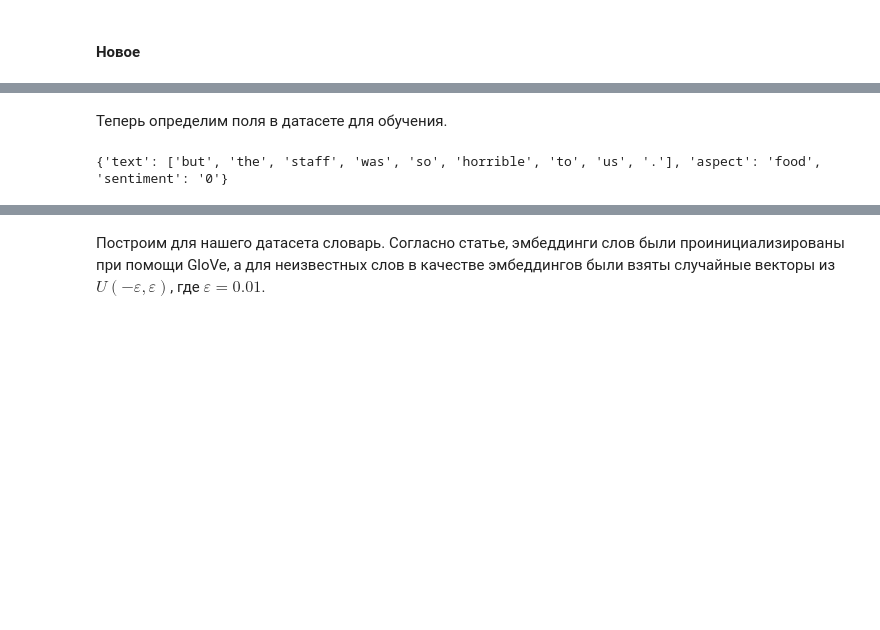
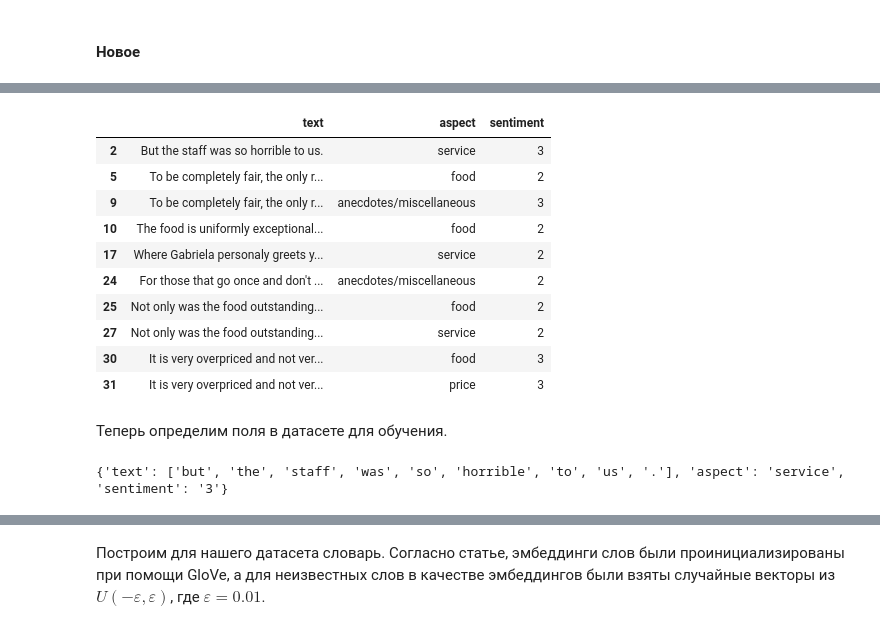
Before and after one commit to deep-nlp-spring-2020/dialog-sent, a Jupyter notebook: notebooks/1_db_ae_lstm.ipynb, the cells around one changed output, grey strips where cells are left out. Saved outputs shown, nothing was run; the diff lists cells and outputs as text; code cells hidden in the pictures; blank space fills up the shorter version.

```diff
--- a/notebooks/1_db_ae_lstm.ipynb
+++ b/notebooks/1_db_ae_lstm.ipynb
@@ -179,3 +197,25 @@ data_to_train.head(10)
+# %%
+remain_sentiments = [1, 2, 3]
+data_train = raw2processed(data_train_raw, remain_sentiments,
+                           'restaurants_train.csv')
+data_test = raw2processed(data_test_raw, remain_sentiments,
+                          'restaurants_test.csv')
+data_all = pd.concat((data_train, data_test), ignore_index=True)
+data_all.to_csv(os.path.join(DATA_PREFIX, 'processed', 'restaurants.csv'),
+                index=False)
+data_train.head(10)
+# %% [output]
+|  | text | aspect | sentiment |
+| 2 | But the staff was so horrible to us. | service | 3 |
+| 5 | To be completely fair, the only r... | food | 2 |
+| 9 | To be completely fair, the only r... | anecdotes/miscellaneous | 3 |
+| 10 | The food is uniformly exceptional... | food | 2 |
+| 17 | Where Gabriela personaly greets y... | service | 2 |
+| 24 | For those that go once and don't ... | anecdotes/miscellaneous | 2 |
+| 25 | Not only was the food outstanding... | food | 2 |
+| 27 | Not only was the food outstanding... | service | 2 |
+| 30 | It is very overpriced and not ver... | food | 3 |
+| 31 | It is very overpriced and not ver... | price | 3 |
 # %% [markdown]
 Теперь определим поля в датасете для обучения.
 # %%
@@ -187,12 +227,22 @@ ASPECT = torchtext.data.Field(sequential=False, batch_first=True)
 SENTIMENT = torchtext.data.LabelField(batch_first=True)
 # %%
 fields = [('text', TEXT), ('aspect', ASPECT), ('sentiment', SENTIMENT)]
-# %%
-training_data = torchtext.data.TabularDataset(
-    path=data_path, format = 'csv', fields=fields, skip_header=True
-)
-
-print(vars(training_data.examples[0]))
-# %% [output]
-{'text': ['but', 'the', 'staff', 'was', 'so', 'horrible', 'to', 'us', '.'], 'aspect': 'food', 'sentiment': '0'}
+# %%
+data_train_path = os.path.join(DATA_PREFIX, 'processed', 'restaurants_train.csv')
+data_test_path = os.path.join(DATA_PREFIX, 'processed', 'restaurants_test.csv')
+data_all_path = os.path.join(DATA_PREFIX, 'processed', 'restaurants.csv')
+
+train_data_all = torchtext.data.TabularDataset(
+    path=data_train_path, format = 'csv', fields=fields, skip_header=True
+)
+test_data = torchtext.data.TabularDataset(
+    path=data_test_path, format = 'csv', fields=fields, skip_header=True
+)
+data_all = torchtext.data.TabularDataset(
+    path=data_all_path, format = 'csv', fields=fields, skip_header=True
+)
+
+print(vars(train_data_all.examples[0]))
+# %% [output]
+{'text': ['but', 'the', 'staff', 'was', 'so', 'horrible', 'to', 'us', '.'], 'aspect': 'service', 'sentiment': '3'}
 # %% [markdown]
```
Also changed, not shown: parts of 24 cells of this notebook.
